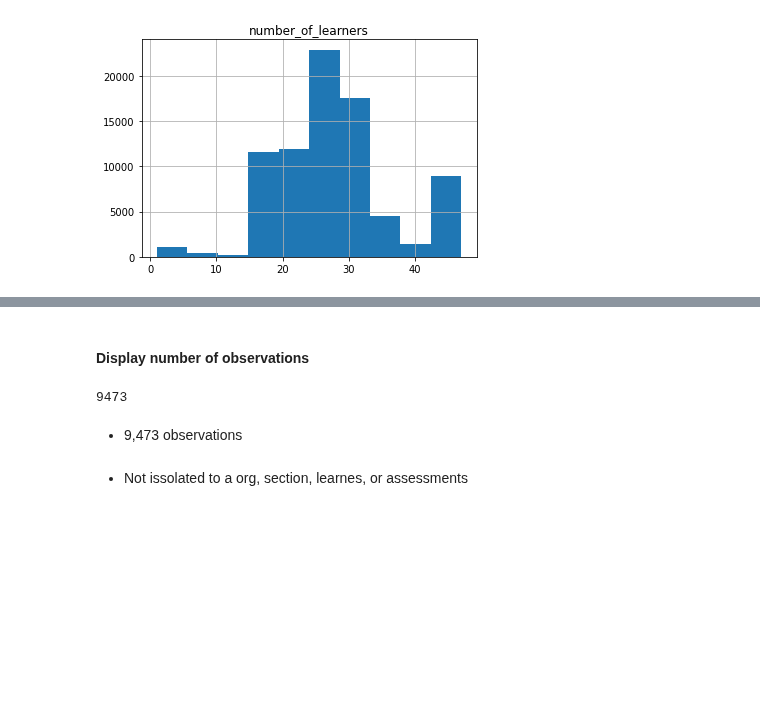
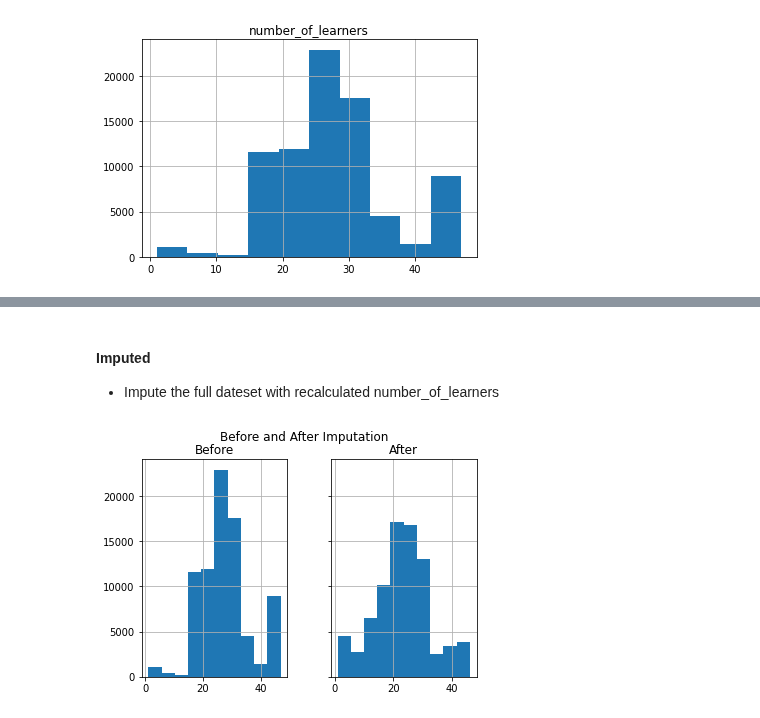
Before and after one commit to dlhinkley/c772-capstone-project, a Jupyter notebook: juniper/investigation/num-learners-over-40.ipynb, the cells around one changed output, grey strips where cells are left out. Saved outputs shown, nothing was run; the diff lists cells and outputs as text; code cells hidden in the pictures; blank space fills up the shorter version.

```diff
--- a/juniper/investigation/num-learners-over-40.ipynb
+++ b/juniper/investigation/num-learners-over-40.ipynb
@@ -31,12 +73,19 @@ dfPd[['number_of_learners', 'number_of_learners_calc']].describe()
+# %% [markdown]
+#### Imputed
+- Impute the full dateset with recalculated number_of_learners
+# %%
+dfImpute = dfRaw.join(dfCount, on=['assessment_instance_id'], how='left')
 # %%
 fig, (ax1, ax2) = plt.subplots(ncols=2, sharey=True)
 
-dfPd['number_of_learners'].hist(ax=ax1)
-ax1.set_title('number_of_learners')
+dfRaw.select('number_of_learners').toPandas().hist(ax=ax1)
+ax1.set_title('Before')
 
-dfPd['number_of_learners_calc'].hist(ax=ax2)
-ax2.set_title('number_of_learners_calc')
+dfImpute.select('number_of_learners_calc').toPandas().hist(ax=ax2)
+ax2.set_title('After')
 
-plt.suptitle('Actual vs Calculated By assessment_instance_id')
+plt.suptitle('Before and After Imputation')
 
 plt.show()
+# %% [output]
+[figure, added]
@@ -45,10 +91,0 @@ overDf = dfRaw.filter(F.col('number_of_learners') > 40)
-# %% [markdown]
-#### Display number of observations
-# %%
-overDf.count()
-# %% [output]
-9473
-# %% [markdown]
-- 9,473 observations
-# %% [markdown]
-- Not issolated to a org, section, learnes, or assessments
```
Also changed, not shown: parts of 25 cells of this notebook, 11 other files.
